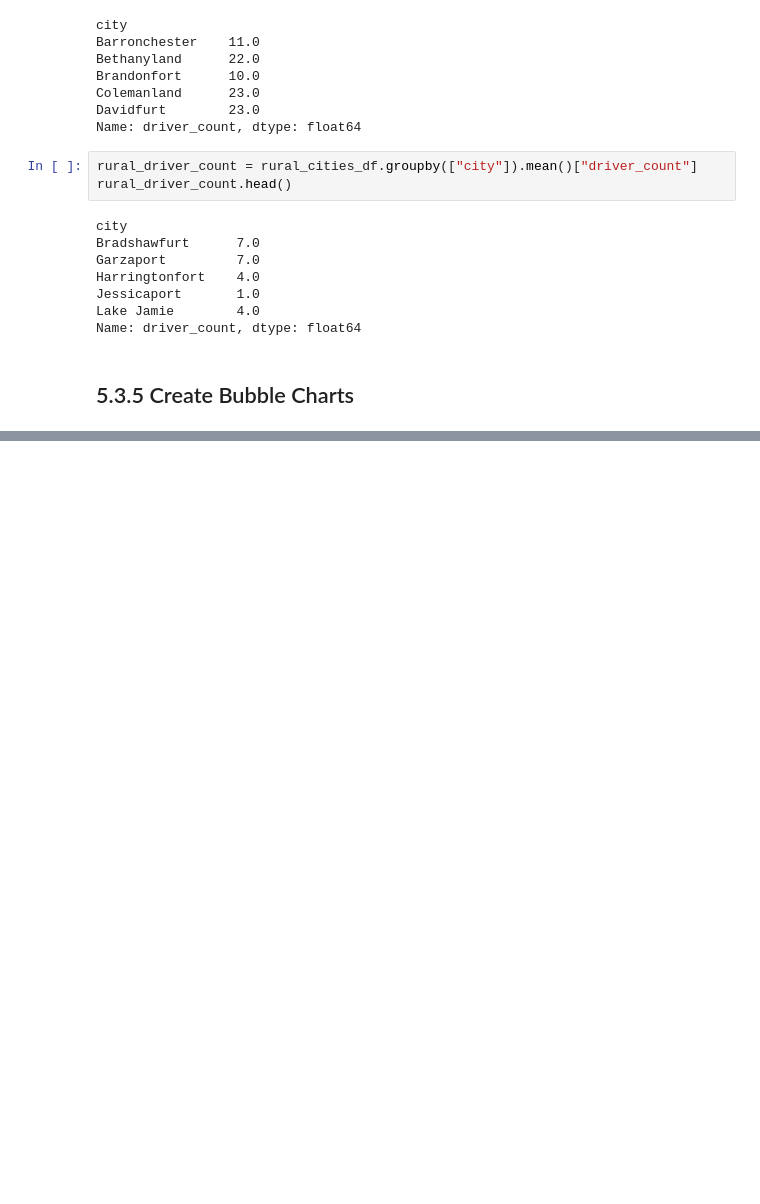
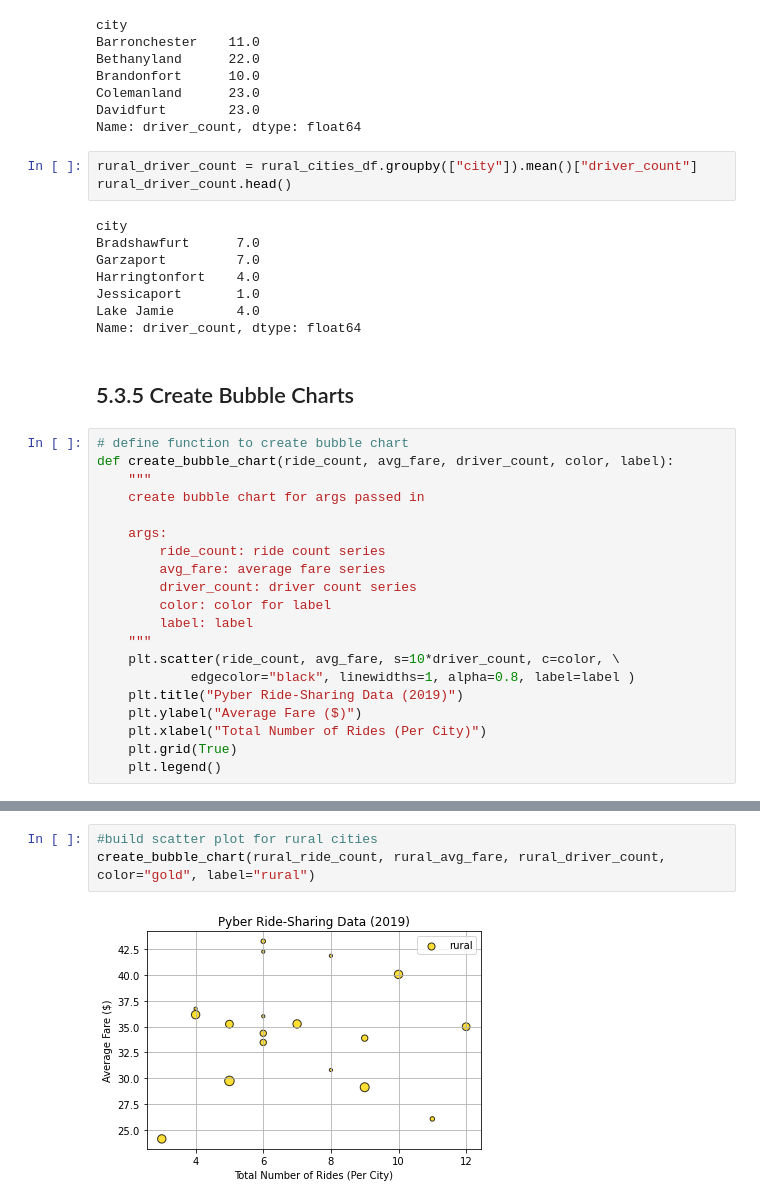
Before and after one commit to mwalbers1/Data-Analytics-Bootcamp, a Jupyter notebook: pyber-analysis/matplotlib_practice.ipynb, the cells around one changed output, grey strips where cells are left out. Drawn from its saved outputs; the diff is of its cells as text; blank space fills up the shorter version.

```diff
--- a/pyber-analysis/matplotlib_practice.ipynb
+++ b/pyber-analysis/matplotlib_practice.ipynb
@@ -632,5 +660,25 @@ Lake Jamie        4.0
 Name: driver_count, dtype: float64
 # %% [markdown]
 ## 5.3.5 Create Bubble Charts
+# %%
+# define function to create bubble chart
+def create_bubble_chart(ride_count, avg_fare, driver_count, color, label):
+    """
+    create bubble chart for args passed in
+
+    args:
+        ride_count: ride count series
+        avg_fare: average fare series
+        driver_count: driver count series
+        color: color for label
+        label: label
+    """
+    plt.scatter(ride_count, avg_fare, s=10*driver_count, c=color, \
+            edgecolor="black", linewidths=1, alpha=0.8, label=label )
+    plt.title("Pyber Ride-Sharing Data (2019)")
+    plt.ylabel("Average Fare ($)")
+    plt.xlabel("Total Number of Rides (Per City)")
+    plt.grid(True)
+    plt.legend()
 # %%
 # Build scatter plot for urban cities
@@ -636,0 +695,5 @@ Name: driver_count, dtype: float64
+# %%
+#build scatter plot for rural cities
+create_bubble_chart(rural_ride_count, rural_avg_fare, rural_driver_count, color="gold", label="rural")
+# %% [output]
+[figure, added]
```
Also changed, not shown: parts of 15 cells of this notebook.
